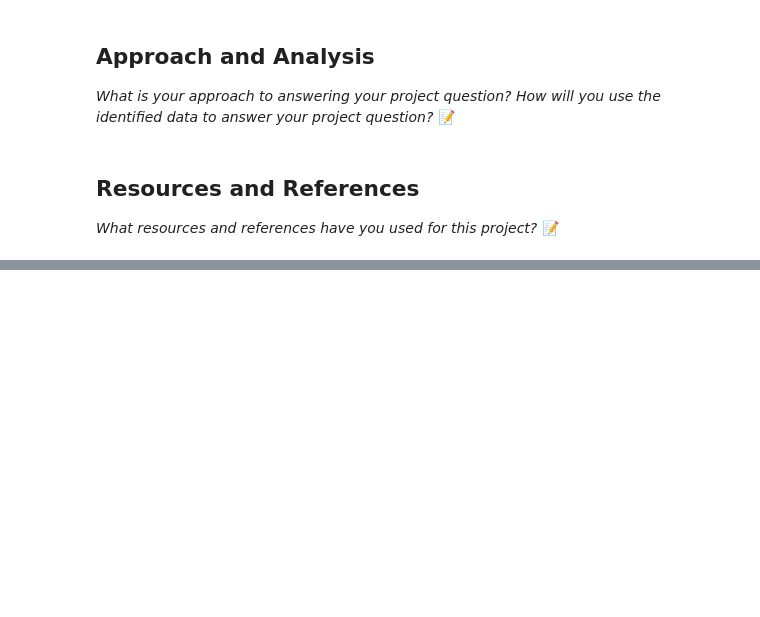
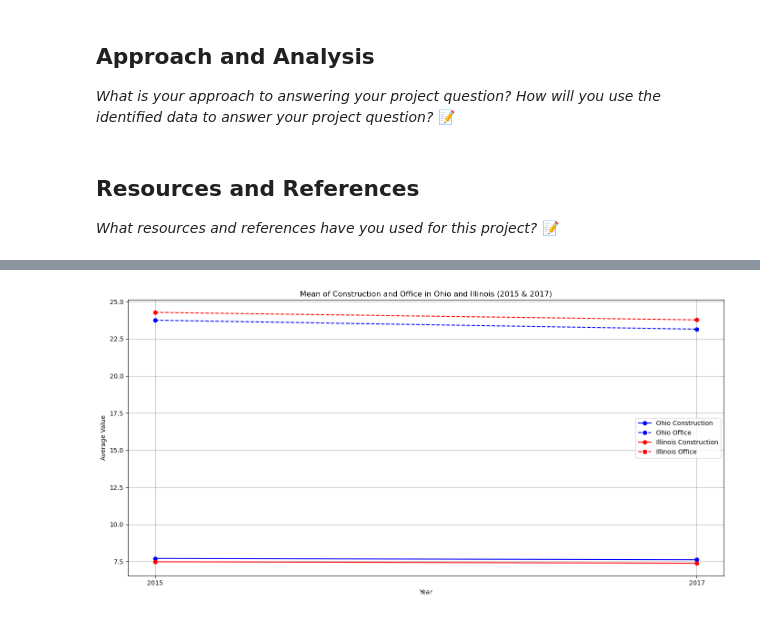
Before and after one commit to IT4063C-Fall24/final-project-ajunparmar, a Jupyter notebook: source.ipynb, the cells around one changed output, grey strips where cells are left out. Cells and saved outputs as stored; diff of their text form; code cells hidden in the pictures; blank space fills up the shorter version.

```diff
--- a/source.ipynb
+++ b/source.ipynb
@@ -79,0 +155,42 @@ There are 4 data sources 2 each that are from 2015 and 2017 respectivly that loo
+# %%
+import pandas as pd
+import matplotlib.pyplot as plt
+census_2015_df = pd.read_csv(r'c:\Users\ajunp\Downloads\acs2015_census_tract_data.csv')
+census_2017_df = pd.read_csv(r'c:\Users\ajunp\Downloads\acs2017_census_tract_data.csv')
+
+ohio_2015 = census_2015_df[census_2015_df['State'] == 'Ohio']
+illinois_2015 = census_2015_df[census_2015_df['State'] == 'Illinois']
+
+ohio_2017 = census_2017_df[census_2017_df['State'] == 'Ohio']
+illinois_2017 = census_2017_df[census_2017_df['State'] == 'Illinois']
+
+mean_ohio_2015 = ohio_2015[['Construction', 'Office']].mean()
+mean_illinois_2015 = illinois_2015[['Construction', 'Office']].mean()
+
+mean_ohio_2017 = ohio_2017[['Construction', 'Office']].mean()
+mean_illinois_2017 = illinois_2017[['Construction', 'Office']].mean()
+
+years = ['2015', '2017']
+california_means = [mean_ohio_2015, mean_ohio_2017]
+illinois_means = [mean_illinois_2015, mean_illinois_2017]
+
+plt.figure(figsize=(14, 7))
+
+plt.plot(years, [mean['Construction'] for mean in california_means], marker='o', label='Ohio Construction', color='blue')
+plt.plot(years, [mean['Office'] for mean in california_means], marker='o', label='Ohio Office', color='blue', linestyle='--')
+plt.plot(years, [mean['Construction'] for mean in illinois_means], marker='o', label='Illinois Construction', color='red')
+plt.plot(years, [mean['Office'] for mean in illinois_means], marker='o', label='Illinois Office', color='red', linestyle='--')
+
+# Adding labels and title
+plt.title('Mean of Construction and Office in Ohio and Illinois (2015 & 2017)')
+plt.xlabel('Year')
+plt.ylabel('Average Value')
+plt.legend()
+
+# Display the plot
+plt.grid(True)
+plt.tight_layout()
+plt.show()
+!jupyter nbconvert --to python source.ipynb
+# %% [output]
+[figure, added]
```
Also changed, not shown: parts of 8 cells of this notebook.
